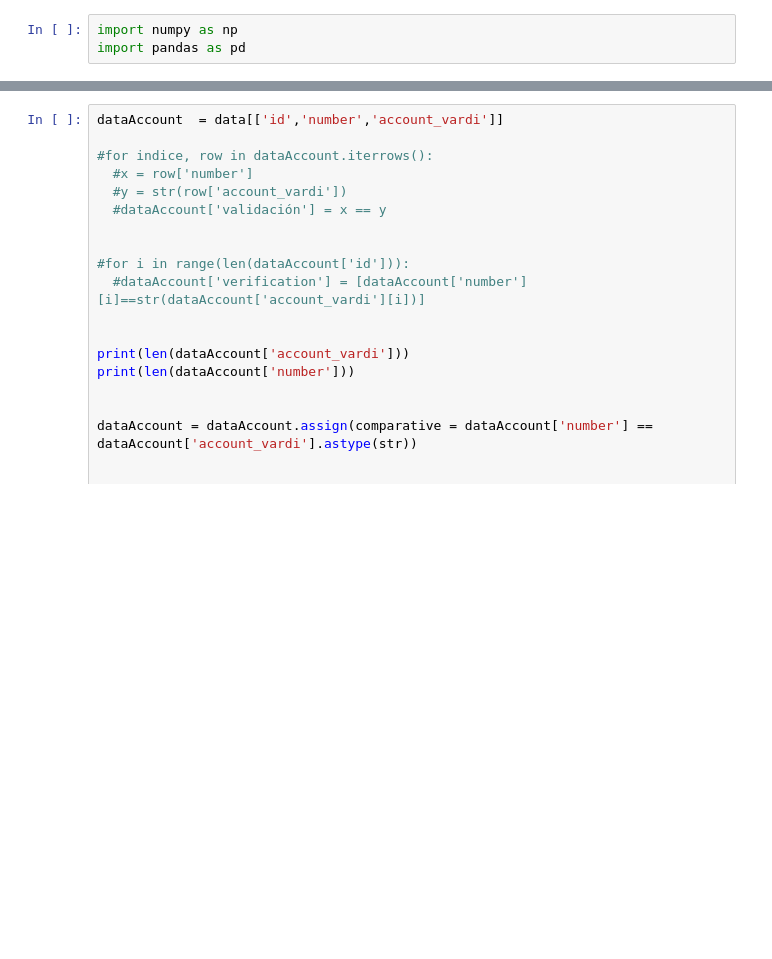
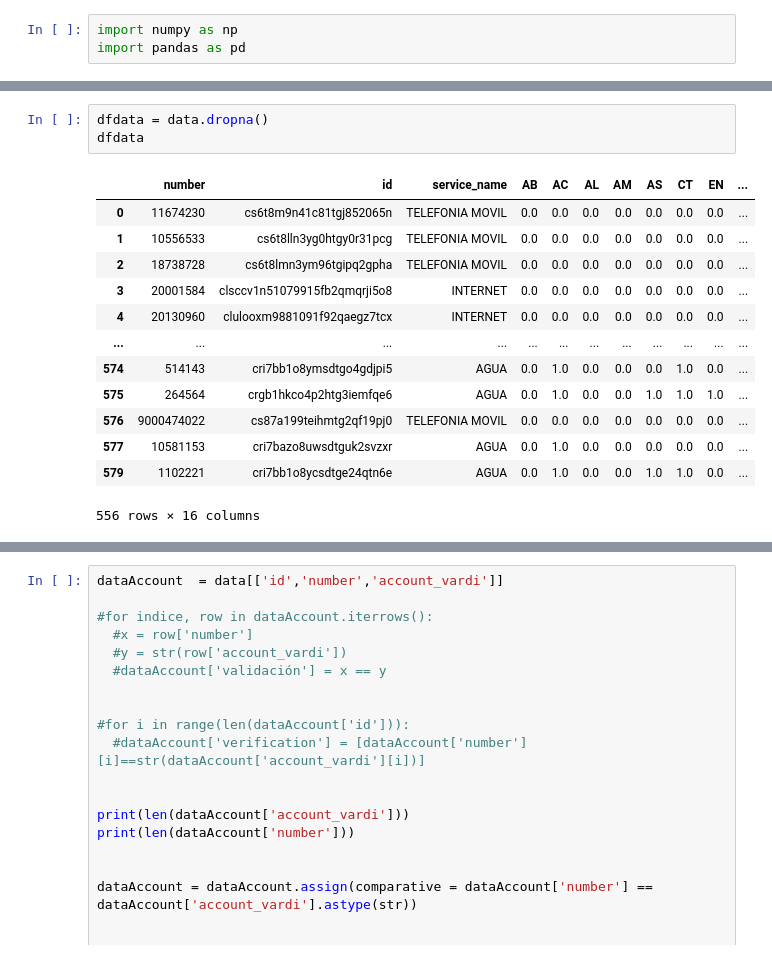
Before and after one commit to Miguelbuga/proyecto_combinatoria, a Jupyter notebook: JsonVardi.ipynb, the cells around one changed output, grey strips where cells are left out. Saved outputs shown, nothing was run; the diff lists cells and outputs as text; blank space fills up the shorter version.

```diff
--- a/JsonVardi.ipynb
+++ b/JsonVardi.ipynb
@@ -24,3 +29,20 @@ data
+# %%
+dfdata = data.dropna()
+dfdata
+# %% [output]
+|  | number | id | service_name | AB | AC | AL | AM | AS | CT | EN | ... |
+| 0 | 11674230 | cs6t8m9n41c81tgj852065n | TELEFONIA MOVIL | 0.0 | 0.0 | 0.0 | 0.0 | 0.0 | 0.0 | 0.0 | ... |
+| 1 | 10556533 | cs6t8lln3yg0htgy0r31pcg | TELEFONIA MOVIL | 0.0 | 0.0 | 0.0 | 0.0 | 0.0 | 0.0 | 0.0 | ... |
+| 2 | 18738728 | cs6t8lmn3ym96tgipq2gpha | TELEFONIA MOVIL | 0.0 | 0.0 | 0.0 | 0.0 | 0.0 | 0.0 | 0.0 | ... |
+| 3 | 20001584 | clsccv1n51079915fb2qmqrji5o8 | INTERNET | 0.0 | 0.0 | 0.0 | 0.0 | 0.0 | 0.0 | 0.0 | ... |
+| 4 | 20130960 | clulooxm9881091f92qaegz7tcx | INTERNET | 0.0 | 0.0 | 0.0 | 0.0 | 0.0 | 0.0 | 0.0 | ... |
+| ... | ... | ... | ... | ... | ... | ... | ... | ... | ... | ... | ... |
+| 574 | 514143 | cri7bb1o8ymsdtgo4gdjpi5 | AGUA | 0.0 | 1.0 | 0.0 | 0.0 | 0.0 | 1.0 | 0.0 | ... |
+| 575 | 264564 | crgb1hkco4p2htg3iemfqe6 | AGUA | 0.0 | 1.0 | 0.0 | 0.0 | 1.0 | 1.0 | 1.0 | ... |
+| 576 | 9000474022 | cs87a199teihmtg2qf19pj0 | TELEFONIA MOVIL | 0.0 | 0.0 | 0.0 | 0.0 | 0.0 | 0.0 | 0.0 | ... |
+| 577 | 10581153 | cri7bazo8uwsdtguk2svzxr | AGUA | 0.0 | 1.0 | 0.0 | 0.0 | 0.0 | 0.0 | 0.0 | ... |
+| 579 | 1102221 | cri7bb1o8ycsdtge24qtn6e | AGUA | 0.0 | 1.0 | 0.0 | 0.0 | 1.0 | 1.0 | 0.0 | ... |
+556 rows × 16 columns
 # %%
 id = []
 json_data = []
```
Also changed, not shown: parts of 11 cells of this notebook.
